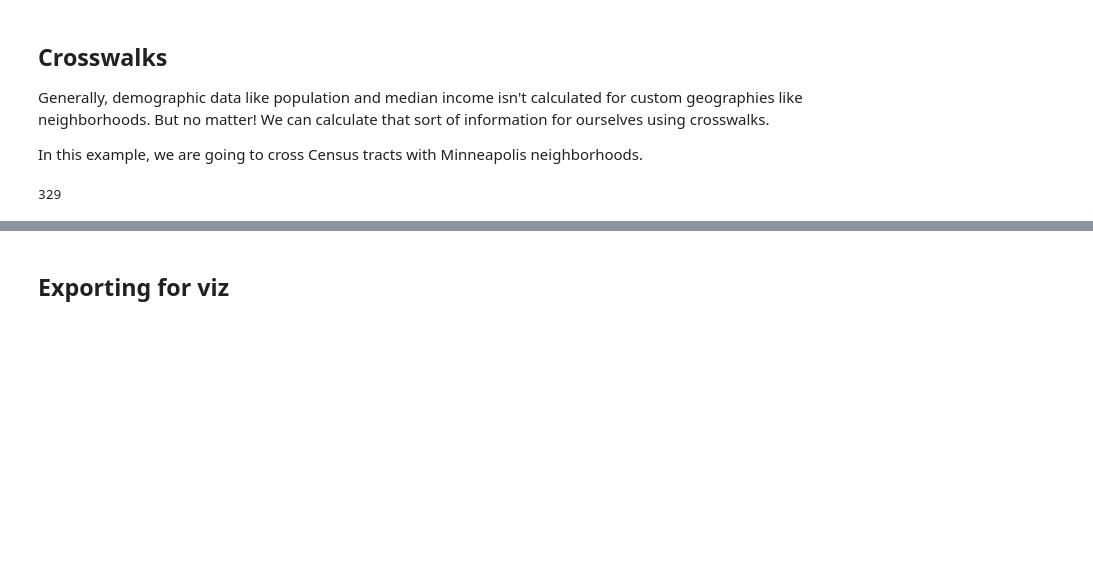
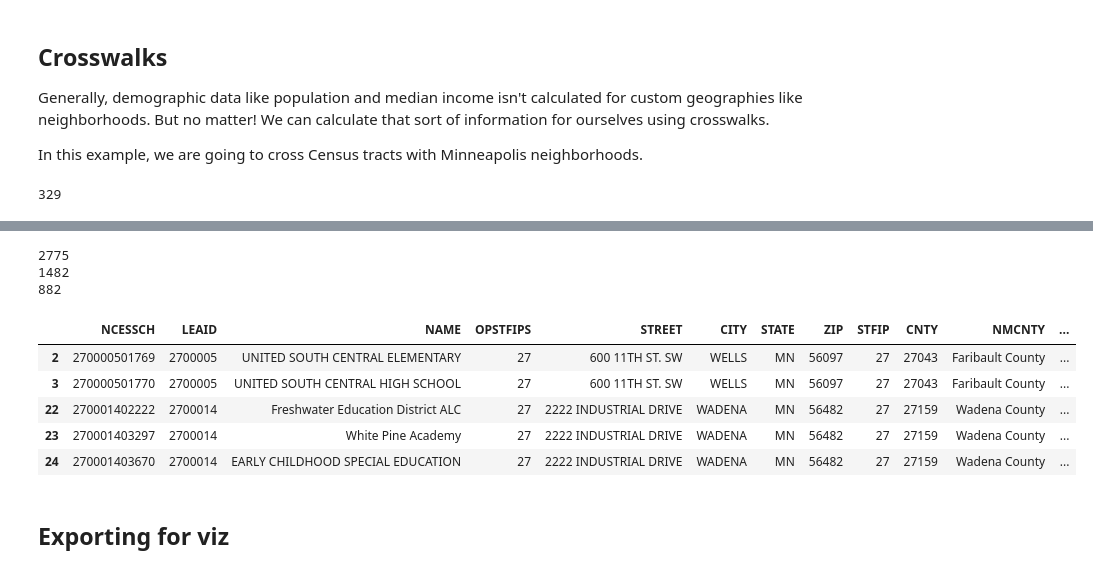
Before and after one commit to ryanelittle/nicar25-scripted-mapping, a Jupyter notebook: code/python-mapping.ipynb, the cells around one changed output, grey strips where cells are left out. Saved outputs shown, nothing was run; the diff lists cells and outputs as text; code cells hidden in the pictures; blank space fills up the shorter version.

```diff
--- a/code/python-mapping.ipynb
+++ b/code/python-mapping.ipynb
@@ -193,0 +248,11 @@ hoods_data.head()
+# %%
+#we're going to group the TRI by facility because with this dataset, a single facility will have
+#many rows, one for each chemical released
+unique_tri = tri.groupby(['2. TRIFD','4. FACILITY NAME',
+                          '5. STREET ADDRESS','6. CITY',
+                          '7. COUNTY','geometry']).size().reset_index(name='chemicals_released')
+
+#when we do the groupby, it stops being a geodataframe, so we need to make it one again
+unique_tri = gpd.GeoDataFrame(unique_tri, geometry='geometry')
+
+unique_tri.head()
@@ -193,0 +277,17 @@ hoods_data.head()
+# %%
+# change the crs to 4326
+school_buffers = school_buffers.to_crs(epsg=4326)
+#unique_tri = unique_tri.to_crs(epsg=4326)
+
+# #ohhhhh dear. what in the world does this mean? Well it means that the CRS of a geodataframe we create from
+# #points_from_xy is not set. So we need to set it.
+# #So first, comment out the offending line above and then run this:
+unique_tri = unique_tri.set_crs(epsg=4326)
+
+#and now the spatial join
+tri_schools = gpd.sjoin(unique_tri, school_buffers, predicate='within')
+
+#and we can see how many facilities are within a mile of a school
+print(len(tri))
+print(len(tri_schools))
+display(tri_schools.head())
@@ -194,2 +326,27 @@ hoods_data.head()
+# %%
+# you're gonna hate me... but we need to change these damn projections back to 6505
+# cause we need the feet!
+schools = schools.to_crs(epsg=6505)
+unique_tri = unique_tri.to_crs(epsg=6505)
+
+#geopandas as a lovely function called sjoin_nearest that will do exactly what we want
+closest_tri_school = gpd.sjoin_nearest(schools, unique_tri, max_distance=5280, distance_col='distance')
+# %%
+print(len(schools))
+print(len(tri))
+print(len(closest_tri_school))
+# %% [output]
+2775
+1482
+882
+# %%
+closest_tri_school.head()
+# %% [output]
+|  | NCESSCH | LEAID | NAME | OPSTFIPS | STREET | CITY | STATE | ZIP | STFIP | CNTY | NMCNTY | ... |
+| 2 | 270000501769 | 2700005 | UNITED SOUTH CENTRAL ELEMENTARY | 27 | 600 11TH ST. SW | WELLS | MN | 56097 | 27 | 27043 | Faribault County | ... |
+| 3 | 270000501770 | 2700005 | UNITED SOUTH CENTRAL HIGH SCHOOL | 27 | 600 11TH ST. SW | WELLS | MN | 56097 | 27 | 27043 | Faribault County | ... |
+| 22 | 270001402222 | 2700014 | Freshwater Education District ALC | 27 | 2222 INDUSTRIAL DRIVE | WADENA | MN | 56482 | 27 | 27159 | Wadena County | ... |
+| 23 | 270001403297 | 2700014 | White Pine Academy | 27 | 2222 INDUSTRIAL DRIVE | WADENA | MN | 56482 | 27 | 27159 | Wadena County | ... |
+| 24 | 270001403670 | 2700014 | EARLY CHILDHOOD SPECIAL EDUCATION | 27 | 2222 INDUSTRIAL DRIVE | WADENA | MN | 56482 | 27 | 27159 | Wadena County | ... |
 # %% [markdown]
 ## Exporting for viz
```
Also changed, not shown: parts of 22 cells of this notebook.
